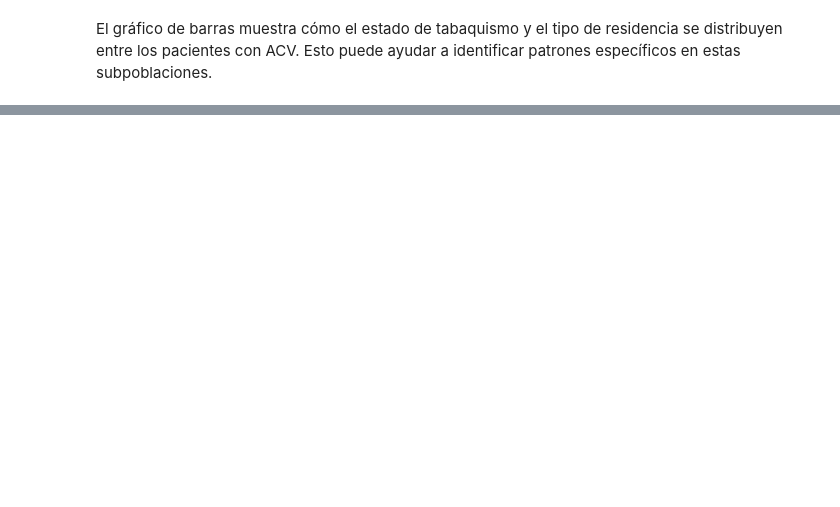
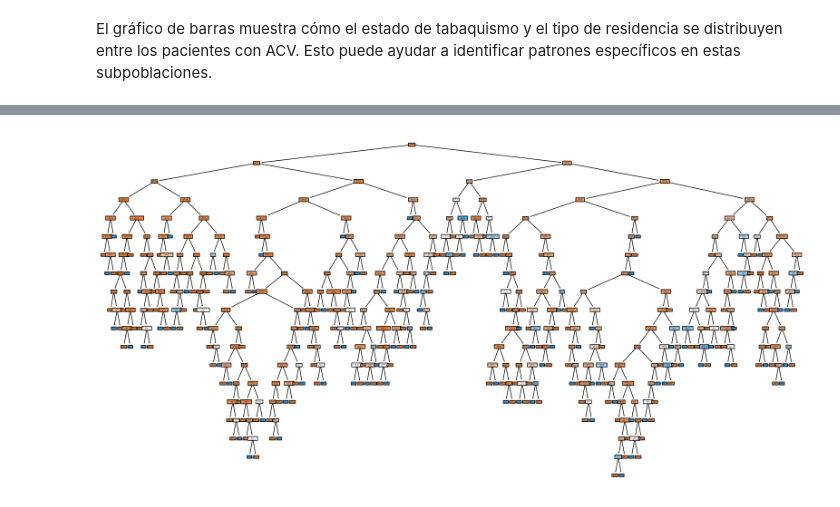
Before and after one commit to galettomatias/DS_GALETTO, a Jupyter notebook: ProyectoDS_ParteI_+GALETTO.ipynb, the cells around one changed output, grey strips where cells are left out. Drawn from its saved outputs; the diff is of its cells as text; code cells hidden in the pictures; blank space fills up the shorter version.

```diff
--- a/ProyectoDS_ParteI_+GALETTO.ipynb
+++ b/ProyectoDS_ParteI_+GALETTO.ipynb
@@ -376,2 +373,22 @@ plt.show()
 # %% [markdown]
 El gráfico de barras muestra cómo el estado de tabaquismo y el tipo de residencia se distribuyen entre los pacientes con ACV. Esto puede ayudar a identificar patrones específicos en estas subpoblaciones.
+# %%
+# Codificación de variables categóricas
+data_encoded = pd.get_dummies(df_healthcare, columns=['gender', 'ever_married', 'work_type', 'Residence_type', 'smoking_status'])
+# %%
+# Normalizacion de datos
+from sklearn.preprocessing import StandardScaler
+
+scaler = StandardScaler()
+data_encoded[['age', 'avg_glucose_level', 'bmi']] = scaler.fit_transform(data_encoded[['age', 'avg_glucose_level', 'bmi']])
+# %%
+#MODELADO
+#division dataset
+from sklearn.model_selection import train_test_split
+
+# Separar características y variable objetivo
+X = data_encoded.drop(columns=['stroke'])
+y = data_encoded['stroke']
+
+# División del dataset en conjuntos de entrenamiento y prueba
+X_train, X_test, y_train, y_test = train_test_split(X, y, test_size=0.3, random_state=42)
@@ -377,0 +428,8 @@ El gráfico de barras muestra cómo el estado de tabaquismo y el tipo de residen
+# %%
+# Graficar el árbol de decisión
+from sklearn.tree import DecisionTreeClassifier, plot_tree
+plt.figure(figsize=(20, 10))
+plot_tree(model, filled=True, feature_names=X.columns, class_names=['No Stroke', 'Stroke'], rounded=True)
+plt.show()
+# %% [output]
+[figure, added]
```
Also changed, not shown: parts of 12 cells of this notebook.
